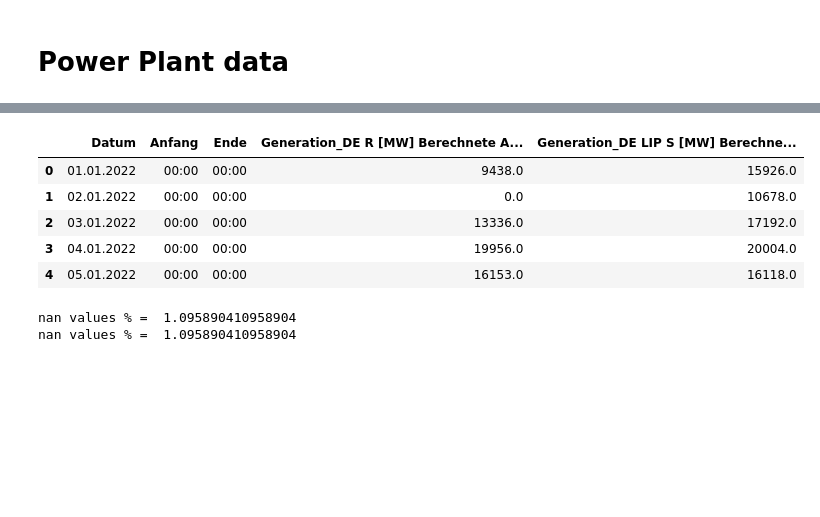
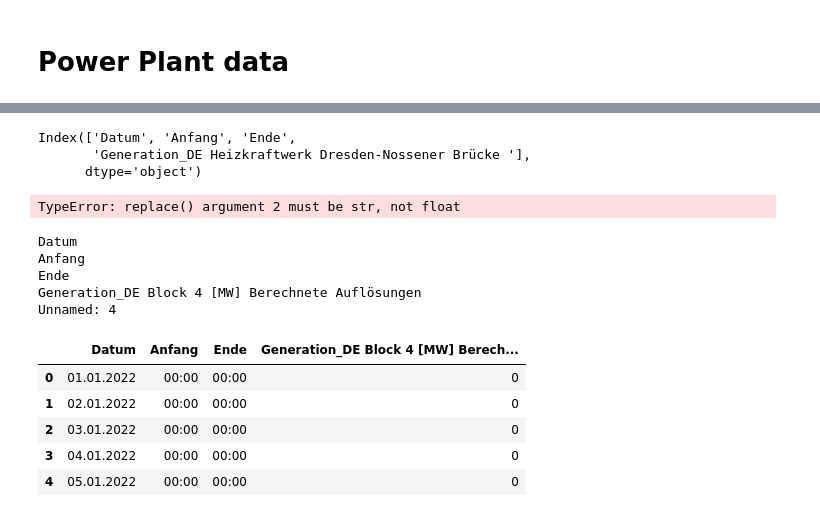
Before and after one commit to Arassc/energy-analysis-and-predictions, a Jupyter notebook: notebooks/power_data_test.ipynb, the cells around one changed output, grey strips where cells are left out. Drawn from its saved outputs; the diff is of its cells as text; code cells hidden in the pictures; blank space fills up the shorter version.

```diff
--- a/notebooks/power_data_test.ipynb
+++ b/notebooks/power_data_test.ipynb
@@ -184,0 +211,4 @@ df.head()
+# %%
+if '(3 GT + 1 DT, Sammelschiene)' in df['Datum'][0]:
+    df= df.iloc[1:,:]
+df.head()
@@ -184,0 +222,5 @@ df.head()
+# %%
+if type(df['Datum'][0])==str:
+    df= df.iloc[1:,:]
+    df.reset_index(drop=True, inplace=True)
+df.head()
@@ -185,28 +234,40 @@ df.head()
+# %%
+#type(df['Datum'][0])
+df.columns
+# %% [output]
+Index(['Datum', 'Anfang', 'Ende',
+       'Generation_DE Heizkraftwerk Dresden-Nossener Brücke '],
+      dtype='object')
+# %%
+def clean_column_dataframe(text):
+    text =str(text)
+    text=text.replace('.', '')
+    text=text.replace(',', '.')
+    text=text.replace('-', np.nan)
+    text=text.astype('float32')
+    text= text/1000 # true scale
+    return text
+# %%
+df['new']=df['Generation_DE Heizkraftwerk Dresden-Nossener Brücke '].apply(clean_column_dataframe)
+df
+# %% [output]
+TypeError: replace() argument 2 must be str, not float
 # %%
-cols =  list(df.columns[3:])
+cols = list(df.columns)
 for col in cols:
-    df[col] = df[col].str.replace('.', '')
-    df[col] = df[col].str.replace(',', '.')
-    df[col] = df[col].replace('-', np.nan)
-    df[col] = df[col].astype('float32')
+    print(col)
+    if 'Unnamed' in col:
+        df=df.drop(columns=col)
 df.head()
 # %% [output]
+Datum
+Anfang
+Ende
+Generation_DE Block 4 [MW] Berechnete Auflösungen
+Unnamed: 4
-|  | Datum | Anfang | Ende | Generation_DE R [MW] Berechnete A... | Generation_DE LIP S [MW] Berechne... |
-| 0 | 01.01.2022 | 00:00 | 00:00 | 9438.0 | 15926.0 |
-| 1 | 02.01.2022 | 00:00 | 00:00 | 0.0 | 10678.0 |
-| 2 | 03.01.2022 | 00:00 | 00:00 | 13336.0 | 17192.0 |
-| 3 | 04.01.2022 | 00:00 | 00:00 | 19956.0 | 20004.0 |
-| 4 | 05.01.2022 | 00:00 | 00:00 | 16153.0 | 16118.0 |
+|  | Datum | Anfang | Ende | Generation_DE Block 4 [MW] Berech... |
+| 0 | 01.01.2022 | 00:00 | 00:00 | 0 |
+| 1 | 02.01.2022 | 00:00 | 00:00 | 0 |
+| 2 | 03.01.2022 | 00:00 | 00:00 | 0 |
+| 3 | 04.01.2022 | 00:00 | 00:00 | 0 |
+| 4 | 05.01.2022 | 00:00 | 00:00 | 0 |
-# %%
-#nan_val = 0
-from sklearn.impute import SimpleImputer
-
-for col in cols:
-    nan_val = (df[col].isna().value_counts()*100/df.shape[0])
-    print('nan values % = ', nan_val[1])
-    if nan_val[1] < 30:
-        imputer = SimpleImputer(strategy="mean")
-        df[col] = imputer.fit_transform(df[[col]])
-# %% [output]
-nan values % =  1.095890410958904
-nan values % =  1.095890410958904
```
Also changed, not shown: parts of 48 cells of this notebook, 2 other files.
